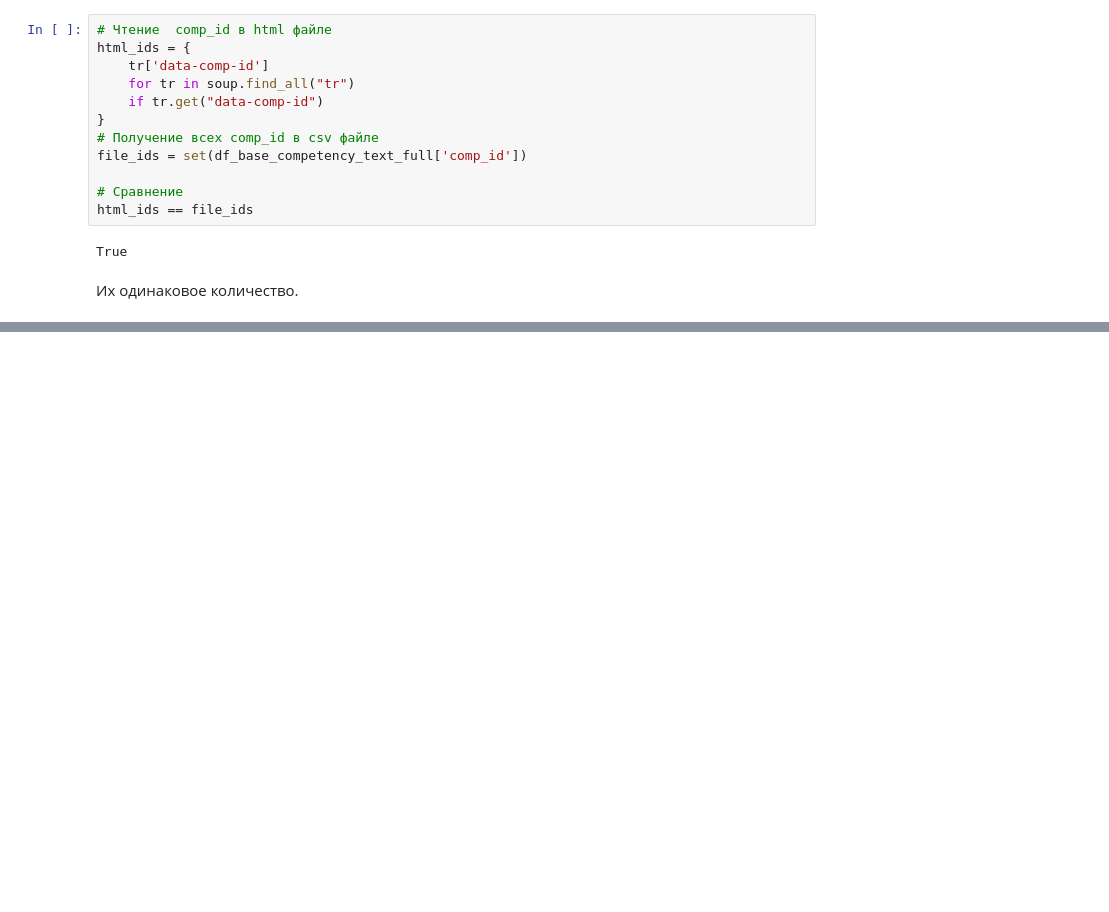
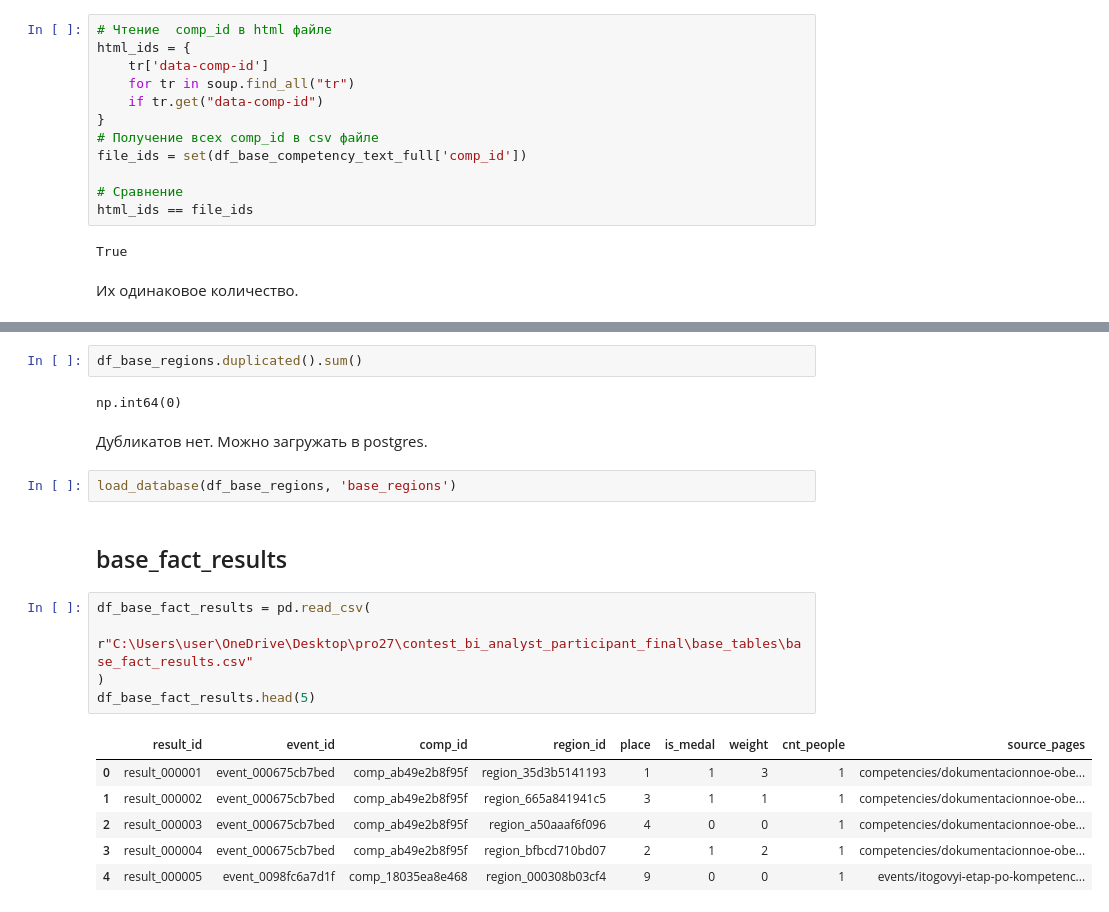
Before and after one commit to George-Mironenko/porfessional27, a Jupyter notebook: professional.ipynb, the cells around one changed output, grey strips where cells are left out. Cells and saved outputs as stored; diff of their text form; blank space fills up the shorter version.

Commit message:
act_results processing

```diff
--- a/professional.ipynb
+++ b/professional.ipynb
@@ -280,0 +379,22 @@ True
+# %%
+df_base_regions.duplicated().sum()
+# %% [output]
+np.int64(0)
+# %% [markdown]
+Дубликатов нет. Можно загружать в postgres.
+# %%
+load_database(df_base_regions, 'base_regions')
+# %% [markdown]
+## base_fact_results
+# %%
+df_base_fact_results = pd.read_csv(
+    r"C:\Users\user\OneDrive\Desktop\pro27\contest_bi_analyst_participant_final\base_tables\base_fact_results.csv"
+)
+df_base_fact_results.head(5)
+# %% [output]
+|  | result_id | event_id | comp_id | region_id | place | is_medal | weight | cnt_people | source_pages |
+| 0 | result_000001 | event_000675cb7bed | comp_ab49e2b8f95f | region_35d3b5141193 | 1 | 1 | 3 | 1 | competencies/dokumentacionnoe-obe... |
+| 1 | result_000002 | event_000675cb7bed | comp_ab49e2b8f95f | region_665a841941c5 | 3 | 1 | 1 | 1 | competencies/dokumentacionnoe-obe... |
+| 2 | result_000003 | event_000675cb7bed | comp_ab49e2b8f95f | region_a50aaaf6f096 | 4 | 0 | 0 | 1 | competencies/dokumentacionnoe-obe... |
+| 3 | result_000004 | event_000675cb7bed | comp_ab49e2b8f95f | region_bfbcd710bd07 | 2 | 1 | 2 | 1 | competencies/dokumentacionnoe-obe... |
+| 4 | result_000005 | event_0098fc6a7d1f | comp_18035ea8e468 | region_000308b03cf4 | 9 | 0 | 0 | 1 | events/itogovyi-etap-po-kompetenc... |
```
Also changed, not shown: parts of 30 cells of this notebook.
